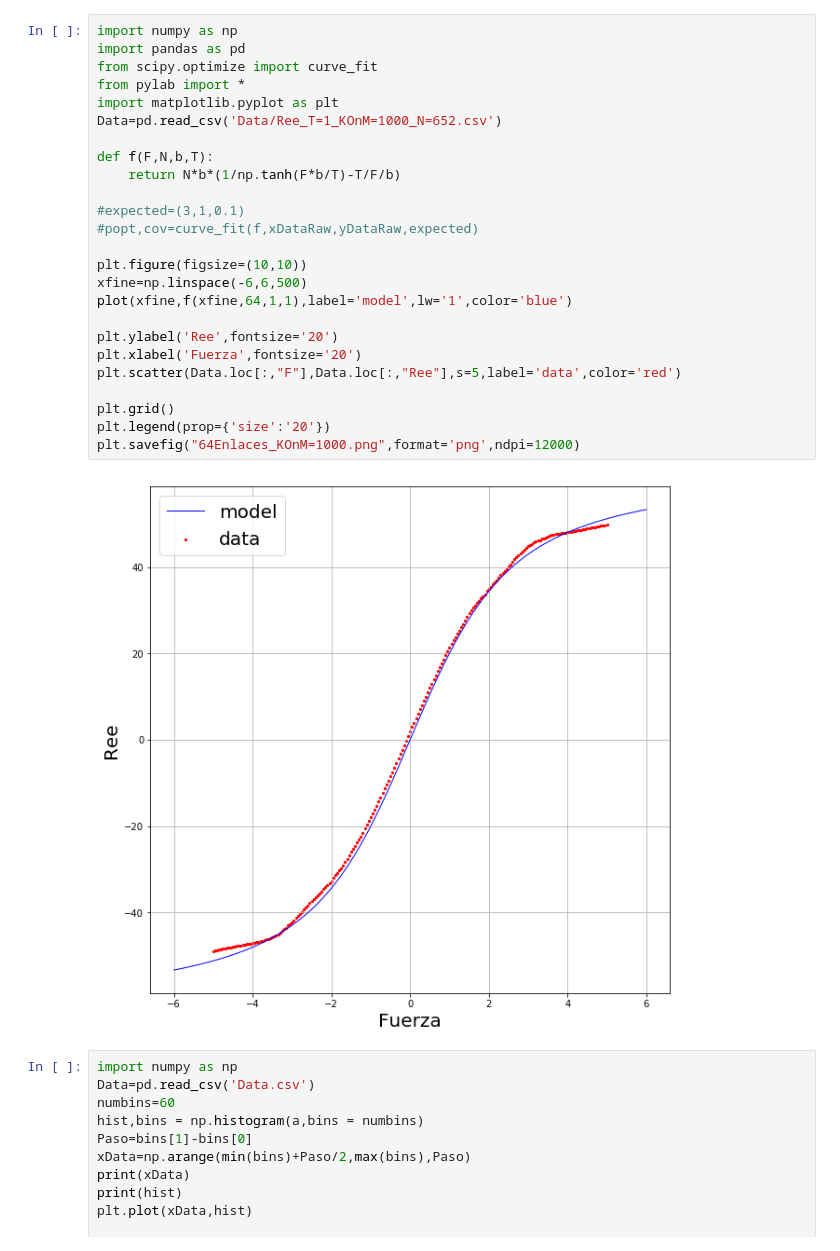
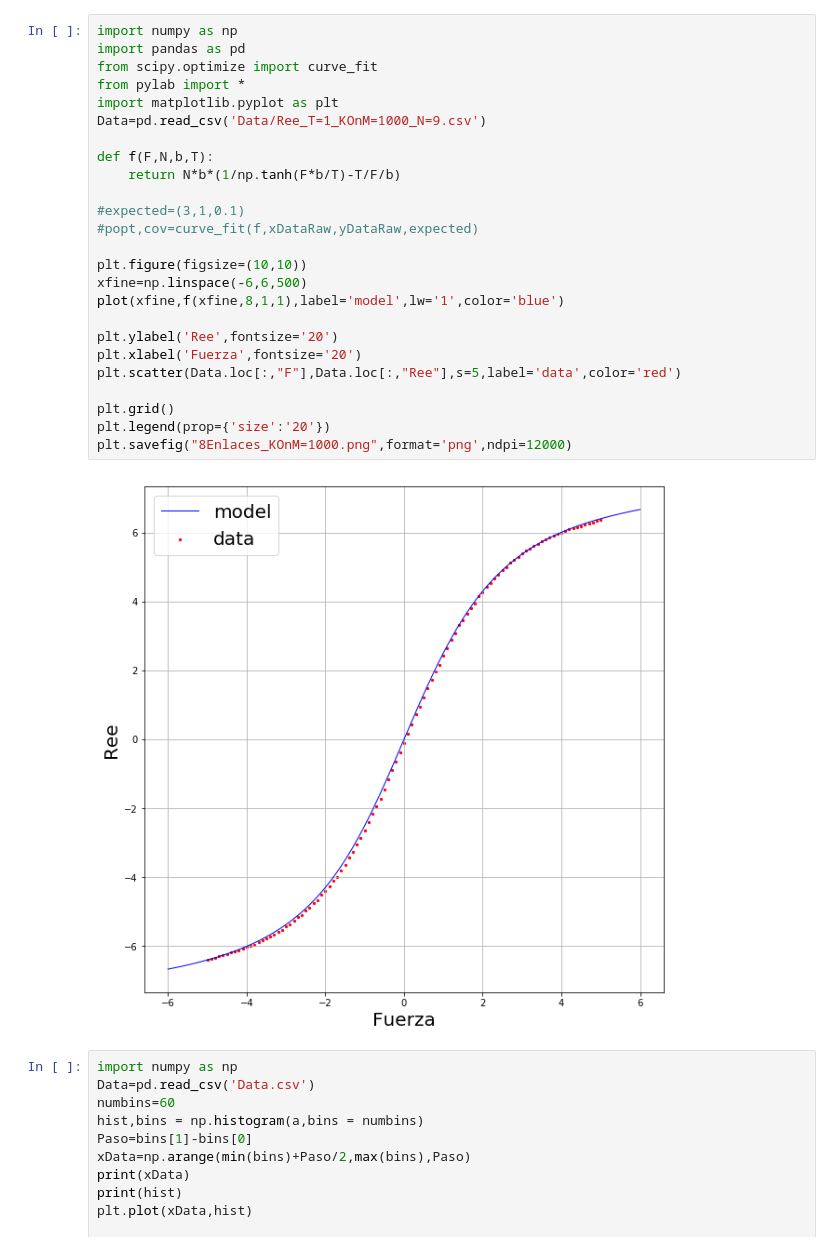
Before and after one commit to 682448/TFIII-P5, a Jupyter notebook: Polimero/Polimero.ipynb, the cells around one changed output. Cells and saved outputs as stored; diff of their text form.

Commit message:
Añadiendo 8Enlaces_KOnM=1000 en el polimero

```diff
--- a/Polimero/Polimero.ipynb
+++ b/Polimero/Polimero.ipynb
@@ -1,30 +1,30 @@
 # %%
 import numpy as np
 import pandas as pd
 from scipy.optimize import curve_fit
 from pylab import *
 import matplotlib.pyplot as plt
-Data=pd.read_csv('Data/Ree_T=1_KOnM=1000_N=652.csv')
+Data=pd.read_csv('Data/Ree_T=1_KOnM=1000_N=9.csv')
 
 def f(F,N,b,T):
     return N*b*(1/np.tanh(F*b/T)-T/F/b)
 
 #expected=(3,1,0.1)
 #popt,cov=curve_fit(f,xDataRaw,yDataRaw,expected)
 
 plt.figure(figsize=(10,10))
 xfine=np.linspace(-6,6,500)
-plot(xfine,f(xfine,64,1,1),label='model',lw='1',color='blue')
+plot(xfine,f(xfine,8,1,1),label='model',lw='1',color='blue')
 
 plt.ylabel('Ree',fontsize='20')
 plt.xlabel('Fuerza',fontsize='20')
 plt.scatter(Data.loc[:,"F"],Data.loc[:,"Ree"],s=5,label='data',color='red')
 
 plt.grid()
 plt.legend(prop={'size':'20'})
-plt.savefig("64Enlaces_KOnM=1000.png",format='png',ndpi=12000)
+plt.savefig("8Enlaces_KOnM=1000.png",format='png',ndpi=12000)
 # %% [output]
-[figure, old version]
+[figure, new version]
 # %%
 import numpy as np
 Data=pd.read_csv('Data.csv')
```
Also changed, not shown: 5 other files.
